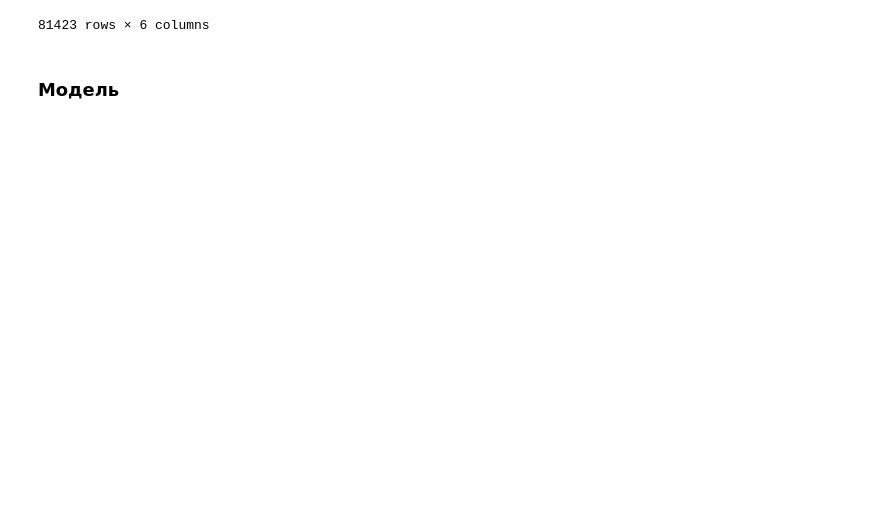
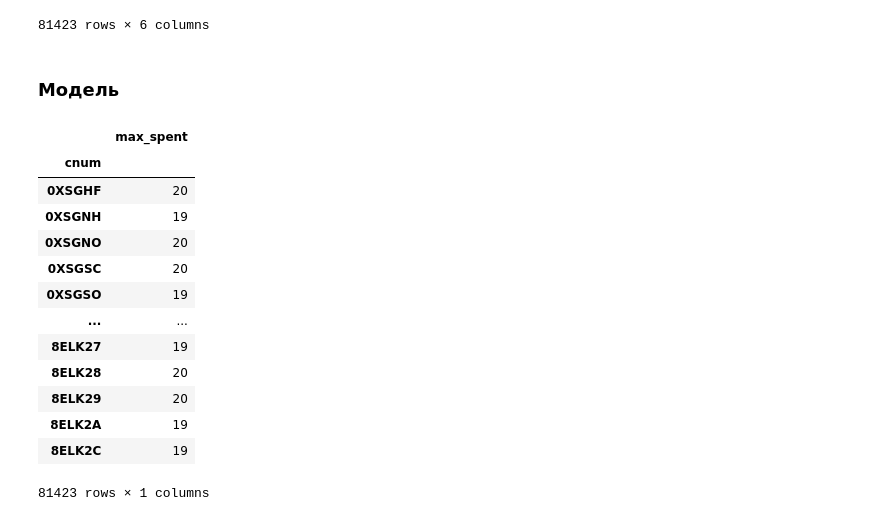
Before and after one commit to qwizor1337/Learning_with_D, a Jupyter notebook: 02/06_02/Вадим_06_02_2021.ipynb, the cells around one changed output. Drawn from its saved outputs; the diff is of its cells as text; code cells hidden in the pictures; blank space fills up the shorter version.

```diff
--- a/02/06_02/Вадим_06_02_2021.ipynb
+++ b/02/06_02/Вадим_06_02_2021.ipynb
@@ -455,6 +449,23 @@ cl_list_df
 # %%
 x = cl_list_df.iloc[:,:-1]
 y = cl_list_df.iloc[:,-1:]
+# %%
+y
+# %% [output]
+|  | max_spent |
+| cnum |  |
+| 0XSGHF | 20 |
+| 0XSGNH | 19 |
+| 0XSGNO | 20 |
+| 0XSGSC | 20 |
+| 0XSGSO | 19 |
+| ... | ... |
+| 8ELK27 | 19 |
+| 8ELK28 | 20 |
+| 8ELK29 | 20 |
+| 8ELK2A | 19 |
+| 8ELK2C | 19 |
+81423 rows × 1 columns
 # %%
 from sklearn.model_selection import train_test_split
 x_tr, x_ts, y_tr, y_ts = train_test_split(x, y, random_state = 1)
```
Also changed, not shown: parts of 12 cells of this notebook.
